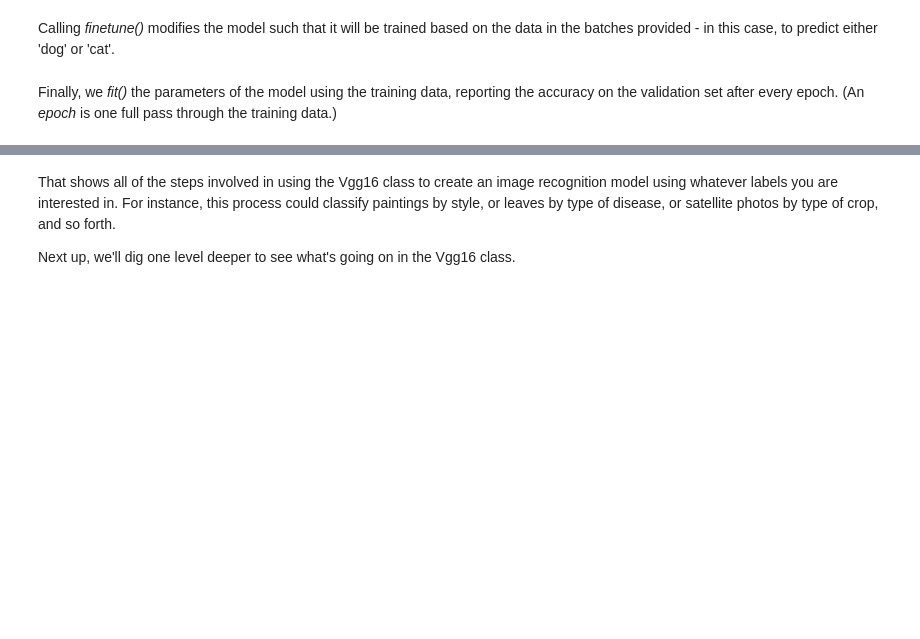
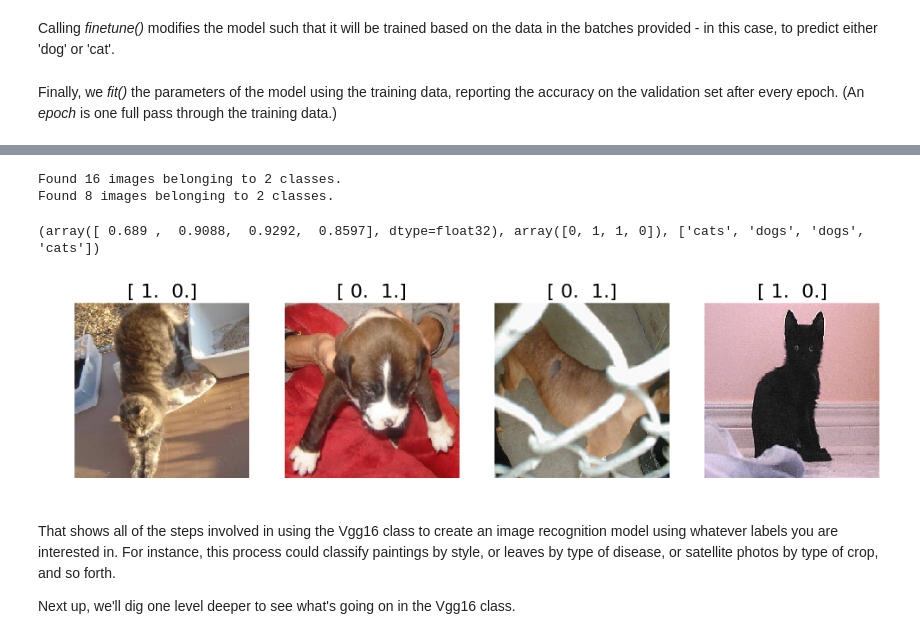
Before and after one commit to sbalk/ifastdiy, a Jupyter notebook: lesson1.ipynb, the cells around one changed output, grey strips where cells are left out. Drawn from its saved outputs; the diff is of its cells as text; code cells hidden in the pictures; blank space fills up the shorter version.

```diff
--- a/lesson1.ipynb
+++ b/lesson1.ipynb
@@ -69,0 +68,14 @@ Epoch 1/1
+# %%
+def pred_batch(imgs):
+    preds = vgg.predict(imgs)
+    idxs = np.argmax(preds, axis=1)
+
+#     print('Shape: {}'.format(preds.shape))
+#     print('First 5 classes: {}'.format(classes[:1]))
+#     print('First 5 probabilities: {}\n'.format(preds[0, :5]))
+#     print('Predictions prob/class: ')
+
+#     for i in range(len(idxs)):
+#         idx = idxs[i]
+#         print ('  {:.4f}/{}'.format(preds[i, idx], classes[idx]))
+    print(preds)
@@ -142,5 +162,5 @@ vgg.finetune(batches)
 # %% [markdown]
 Finally, we *fit()* the parameters of the model using the training data, reporting the accuracy on the validation set after every epoch. (An *epoch* is one full pass through the training data.)
 # %%
-vgg.fit(batches, val_batches, nb_epoch=5)
+vgg.fit(batches, val_batches, nb_epoch=1)
 # %% [output]
@@ -157,3 +169,30 @@ Epoch 5/5
+# %%
+def pred_batch(imgs):
+    preds = vgg.predict(imgs)
+    idxs = np.argmax(preds, axis=1)
+
+#     print('Shape: {}'.format(preds.shape))
+#     print('First 5 classes: {}'.format(classes[:1]))
+#     print('First 5 probabilities: {}\n'.format(preds[0, :5]))
+#     print('Predictions prob/class: ')
+
+#     for i in range(len(idxs)):
+#         idx = idxs[i]
+#         print ('  {:.4f}/{}'.format(preds[i, idx], classes[idx]))
+    print(preds)
+
+batches = get_batches('train', batch_size=batch_size)
+val_batches = get_batches('valid', batch_size=batch_size)
+# %% [output]
+Found 16 images belonging to 2 classes.
+Found 8 images belonging to 2 classes.
+# %%
+imgs,labels = next(batches)
+pred_batch(imgs)
+plots(imgs, titles=labels)
+# %% [output]
+(array([ 0.689 ,  0.9088,  0.9292,  0.8597], dtype=float32), array([0, 1, 1, 0]), ['cats', 'dogs', 'dogs', 'cats'])
+[figure, added]
 # %% [markdown]
 That shows all of the steps involved in using the Vgg16 class to create an image recognition model using whatever labels you are interested in. For instance, this process could classify paintings by style, or leaves by type of disease, or satellite photos by type of crop, and so forth.
 
```
Also changed, not shown: parts of 8 cells of this notebook, 5 other files.
